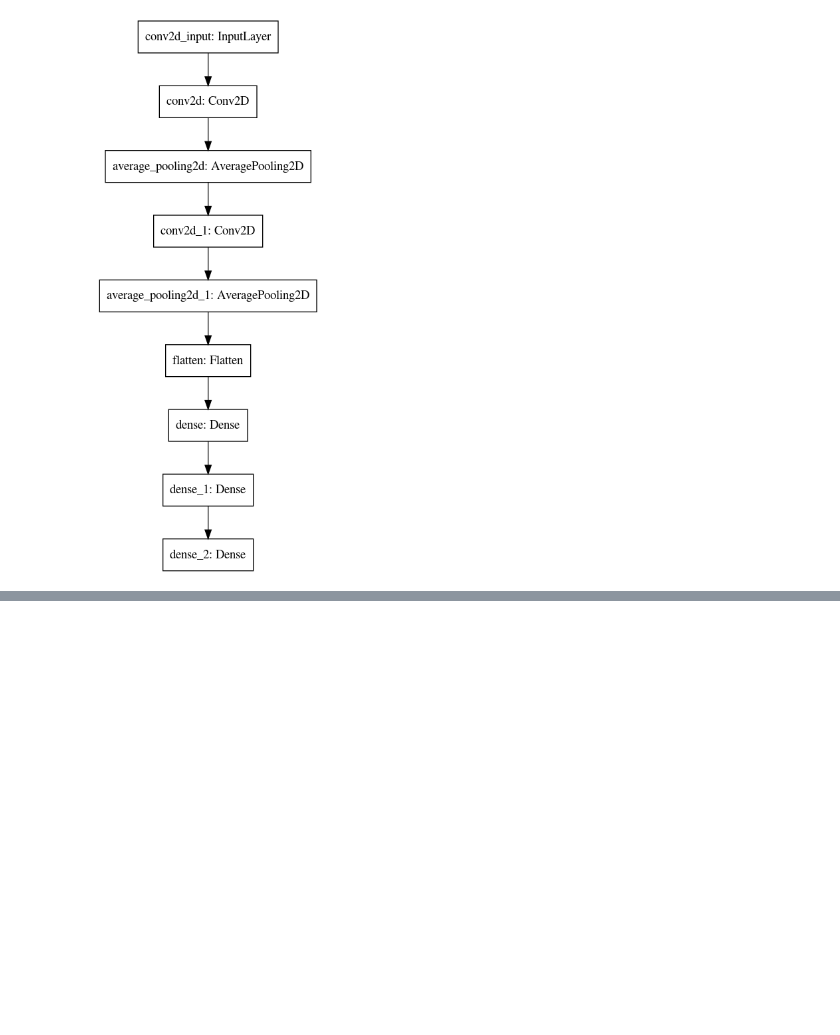
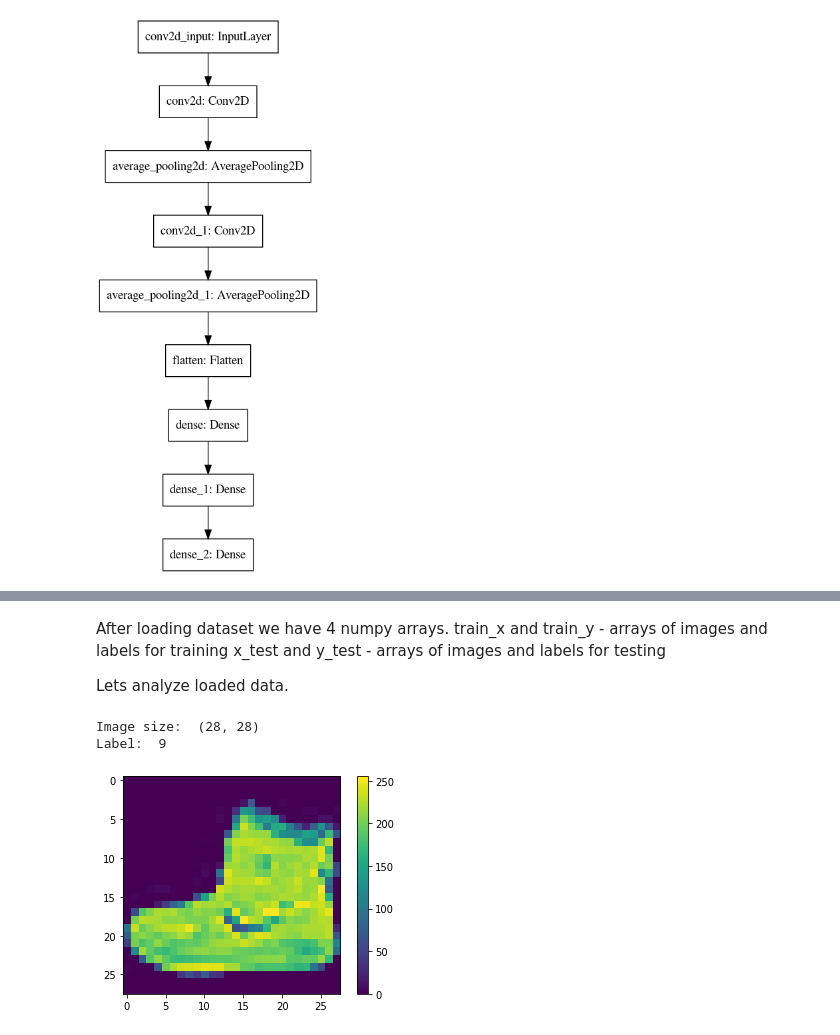
Before and after one commit to stanislavkuskov/cv_dl_tasks, a Jupyter notebook: 1. simple_cnn_model/simple_cnn_model.ipynb, the cells around one changed output, grey strips where cells are left out. Cells and saved outputs as stored; diff of their text form; code cells hidden in the pictures; blank space fills up the shorter version.

Commit message:
Basic CNN model with tf2 and keras api

```diff
--- a/cnn_tf2_keras_base_model/cnn_tf2_keras_base_model.ipynb
+++ b/1. simple_cnn_model/simple_cnn_model.ipynb
@@ -96,0 +122,29 @@ tf.keras.utils.plot_model(
+# %%
+# Loading dataset
+fashion_mnist = tf.keras.datasets.fashion_mnist
+(x_train, y_train), (x_test, y_test) = fashion_mnist.load_data()
+# %% [markdown]
+After loading dataset we have 4 numpy arrays.
+train_x and train_y - arrays of images and labels for training
+x_test and y_test - arrays of images and labels for testing
+
+Lets analyze loaded data.
+# %%
+# take first image as example
+image_example = x_train[0]
+label_example = y_train[0]
+
+# Show image example size and label example value
+print("Image size: ", image_example.shape)
+print("Label: ", label_example)
+
+# Show image example
+plt.figure()
+plt.imshow(image_example)
+plt.colorbar()
+plt.grid(False)
+plt.show()
+# %% [output]
+Image size:  (28, 28)
+Label:  9
+[figure, added]
```
Also changed, not shown: parts of 16 cells of this notebook, 8 other files.
